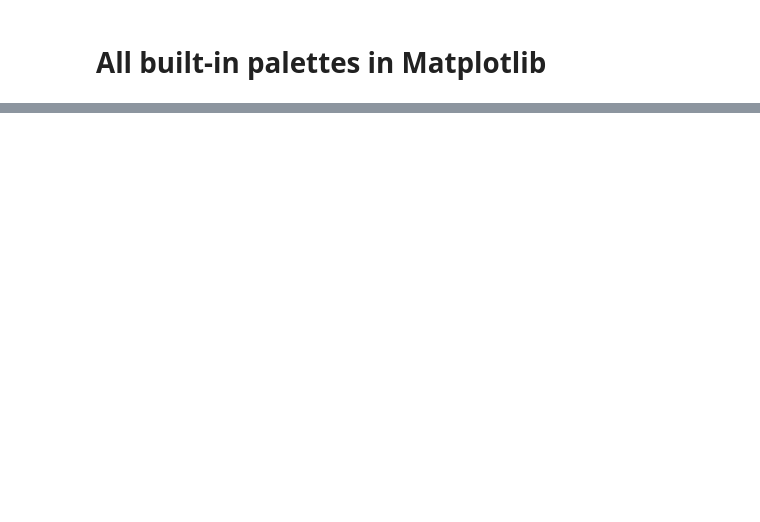
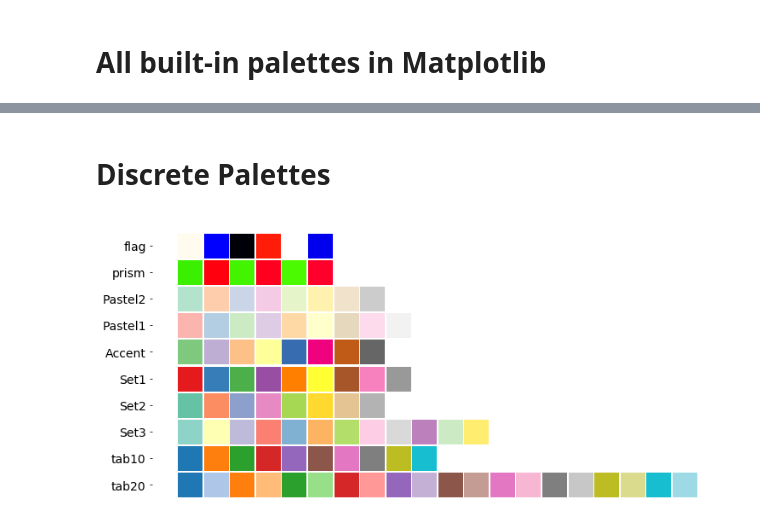
Before and after one commit to Jianhua-Wang/sci_viz_py, a Jupyter notebook: color.ipynb, the cells around one changed output, grey strips where cells are left out. Cells and saved outputs as stored; diff of their text form; code cells hidden in the pictures; blank space fills up the shorter version.

```diff
--- a/color.ipynb
+++ b/color.ipynb
@@ -7,5 +7,30 @@ import time
 import matplotlib as mpl
 mpl.rcParams['font.serif'] = 'Arial'
 mpl.rcParams['pdf.fonttype'] = 42
+# %%
+def plot_palettes_panel(palettes_panel, height, n_colors=None,width=12,size=800,yticks_size=14):
+    if n_colors:
+        palettes = pd.DataFrame(data=[
+            sns.color_palette(palette, n_colors).as_hex()
+            for palette in palettes_panel
+        ],
+                                index=palettes_panel)
+    else:
+        palettes = pd.DataFrame(data=[
+            sns.color_palette(palette).as_hex() for palette in palettes_panel
+        ],
+                                index=palettes_panel)
+    palettes = palettes.fillna('#FFFFFF')
+
+    f, ax = plt.subplots(figsize=(width, height))
+    for y in palettes.index:
+        for x in range(len(palettes.columns)):
+            ax.scatter(x=x, y=[y], c=palettes.loc[y, x], s=size, marker='s')
+    ax.spines['top'].set_visible(False)
+    ax.spines['bottom'].set_visible(False)
+    ax.spines['right'].set_visible(False)
+    ax.spines['left'].set_visible(False)
+    ax.get_xaxis().set_visible(False)
+    ax.yaxis.set_tick_params(labelsize=yticks_size)
 # %% [markdown]
 # All built-in palettes in Matplotlib
@@ -50,0 +44,7 @@ sns.color_palette('winter',30).as_hex()
+# %% [markdown]
+# Discrete Palettes
+# %%
+discrete_palettes = ['tab20','tab10','Set3','Set2','Set1','Accent','Pastel1','Pastel2','prism','flag']
+plot_palettes_panel(discrete_palettes,6)
+# %% [output]
+[figure, added]
```
Also changed, not shown: parts of 14 cells of this notebook, 1 other file.
